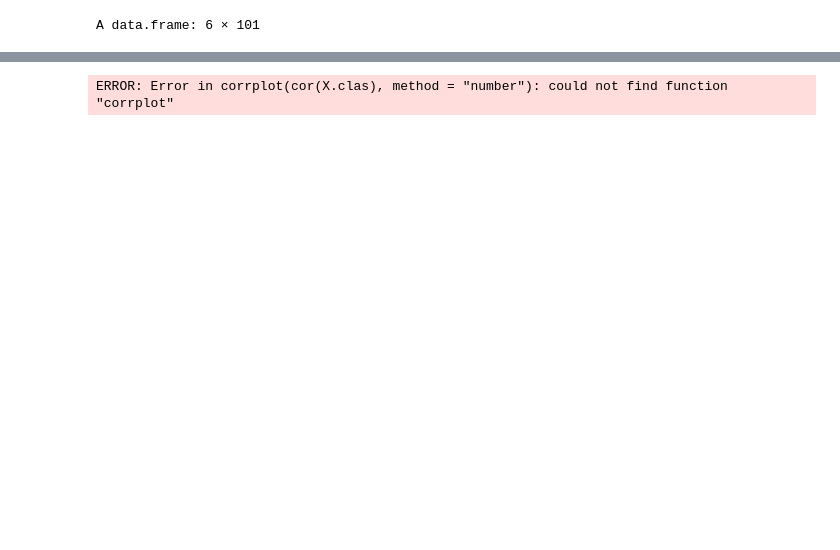
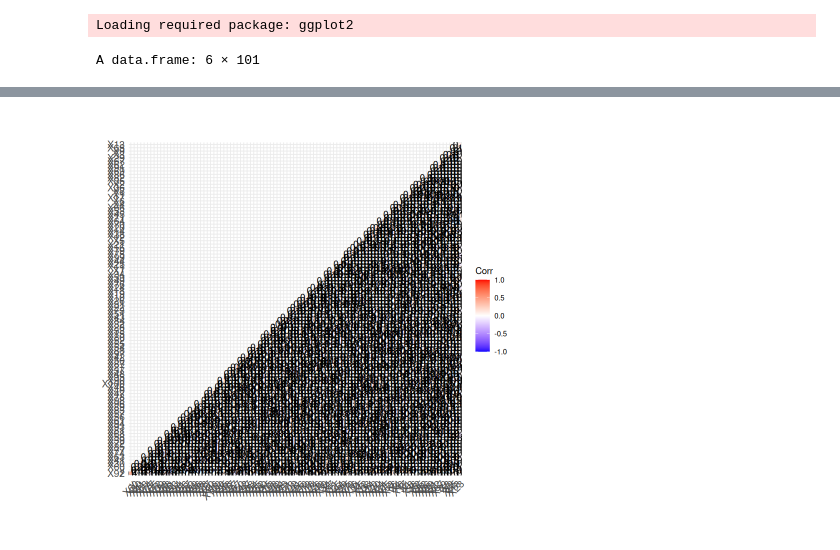
Before and after one commit to TobiasInfo/UTC_SY19, a Jupyter notebook: regression.ipynb, the cells around one changed output, grey strips where cells are left out. Cells and saved outputs as stored; diff of their text form; code cells hidden in the pictures; blank space fills up the shorter version.

Commit message:
corrplot

```diff
--- a/regression.ipynb
+++ b/regression.ipynb
@@ -1,19 +1,24 @@
 # %%
 # Replace 'your_file.csv' with the path to your regression data file
+library(ggcorrplot)
+library(ggpl)
 file_path = './a24_reg_app.txt'
 X.clas = read.delim(file = file_path, header = TRUE, sep = " ")
 # Display the first few rows of the dataframe
 head(X.clas)
 #plot correlation matrix
-corrplot(cor(X.clas), method="number")
+corr <- round(cor(X.clas), 1)
+ggcorrplot(corr, hc.order = TRUE, type = "lower",
+   lab = TRUE)
 # %% [output]
-A data.frame: 6 × 101
+Loading required package: ggplot2
+A data.frame: 6 × 101
 |  | X1 | X2 | X3 | X4 | X5 | X6 | X7 | X8 | X9 | X10 | ⋯ | ... |
 |  | <dbl> | <dbl> | <dbl> | <dbl> | <dbl> | <dbl> | <dbl> | <dbl> | <dbl> | <dbl> | ⋯ | ... |
 | 1 | 4.486080 | 5.863946 | 4.5570774 | 4.860536 | 8.2511191 | 8.3830886 | 8.673599 | 2.0478729 | 6.8709846 | 9.534902 | ⋯ | ... |
 | 2 | 7.349340 | 3.990786 | 0.0277599 | 7.640621 | 2.5756204 | 8.6857847 | 6.162933 | 5.4491966 | 5.7948239 | 4.670754 | ⋯ | ... |
 | 3 | 7.873617 | 9.483111 | 5.0576903 | 6.369655 | 1.2615458 | 0.8086937 | 7.601771 | 0.4832078 | 5.0003614 | 6.074024 | ⋯ | ... |
 | 4 | 3.875380 | 5.729264 | 5.6949816 | 8.880188 | 3.3264814 | 8.0637251 | 6.418470 | 2.4460057 | 7.1824969 | 4.767969 | ⋯ | ... |
 | 5 | 9.414156 | 8.688797 | 9.5843429 | 3.352147 | 0.2801729 | 8.9814584 | 4.546106 | 4.8865015 | 1.4772557 | 8.252231 | ⋯ | ... |
 | 6 | 2.290216 | 1.098556 | 9.3342363 | 5.406841 | 1.5416912 | 4.5189936 | 7.014252 | 3.3364917 | 0.7727947 | 7.755669 | ⋯ | ... |
-ERROR: Error in corrplot(cor(X.clas), method = "number"): could not find function "corrplot"
+[figure, added]
```
